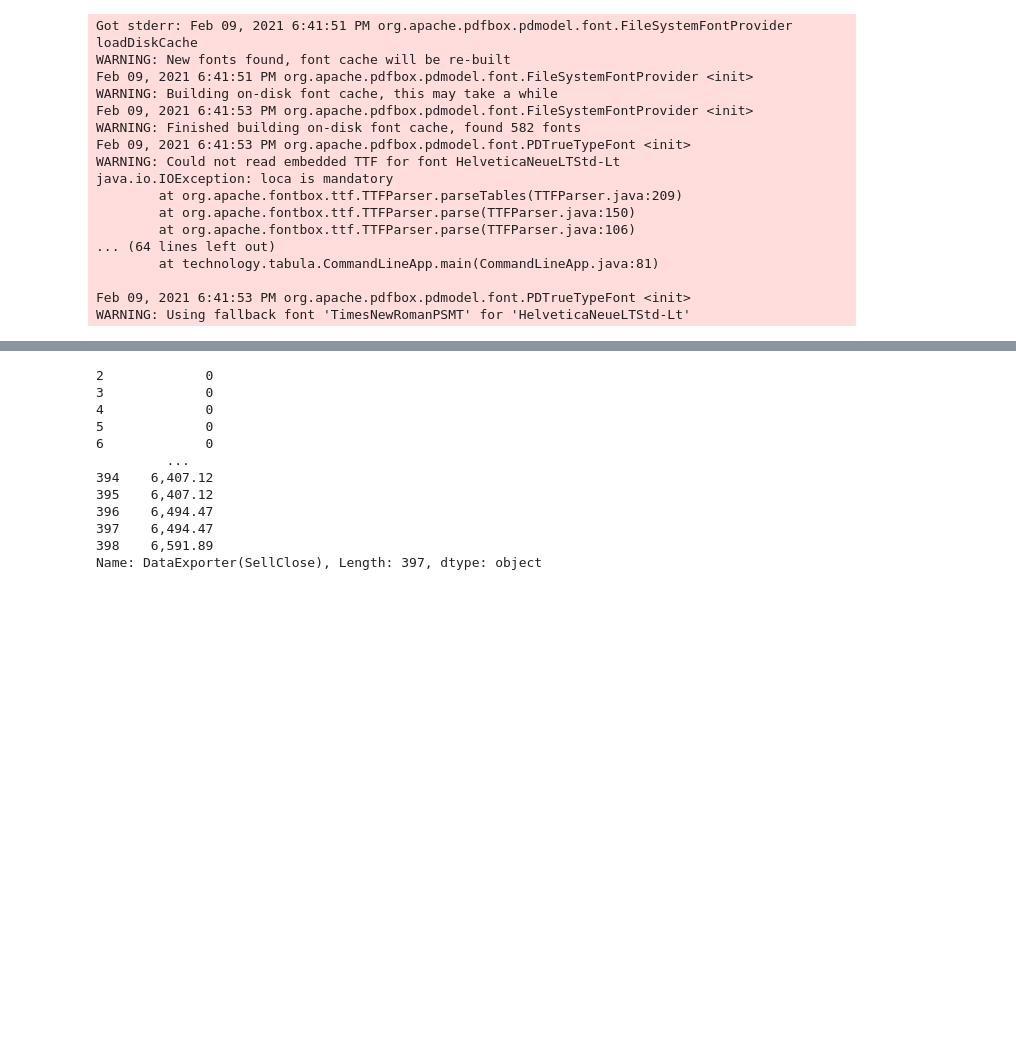
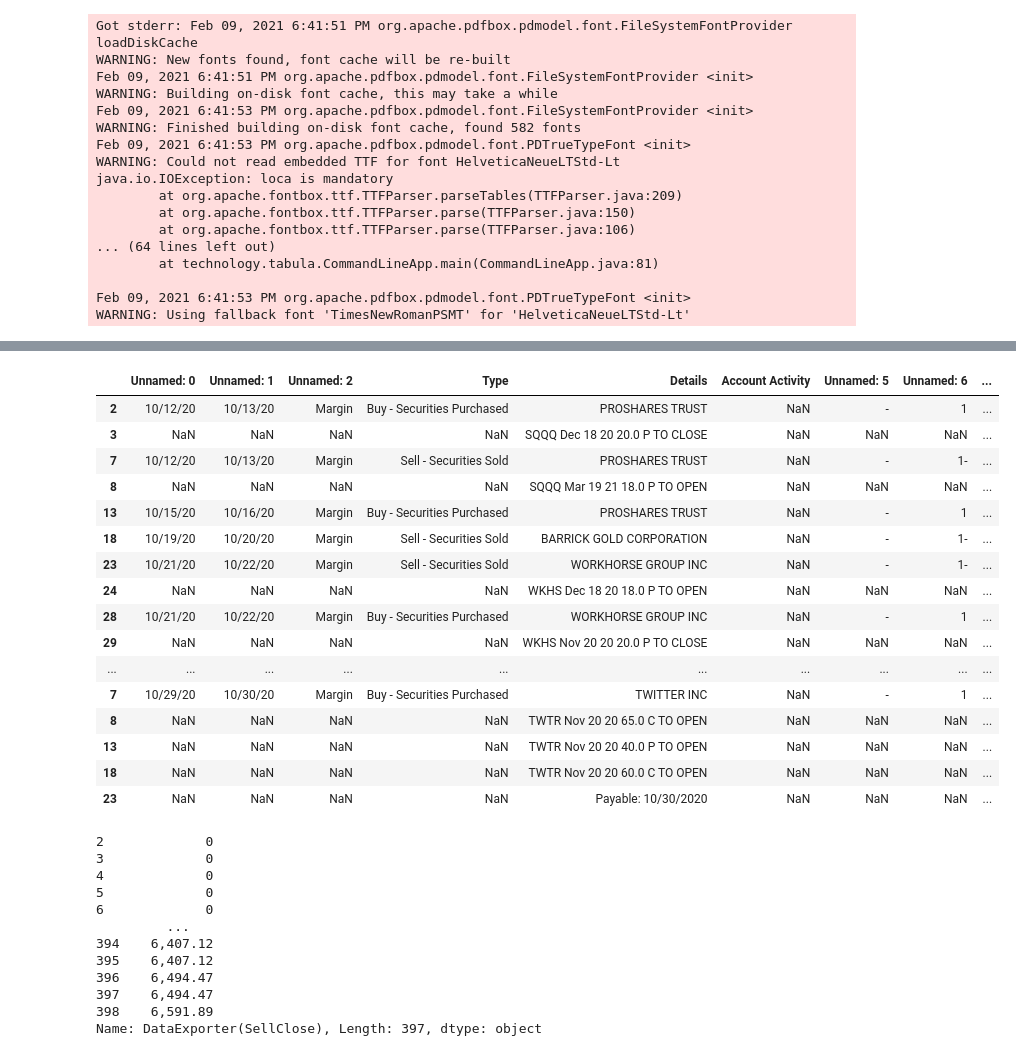
Before and after one commit to zachlim98/BeatingEnDUS, a Jupyter notebook: Account Tracking/pdfExtraction.ipynb, the cells around one changed output, grey strips where cells are left out. Saved outputs shown, nothing was run; the diff lists cells and outputs as text; code cells hidden in the pictures; blank space fills up the shorter version.

```diff
--- a/Account Tracking/pdfExtraction.ipynb
+++ b/Account Tracking/pdfExtraction.ipynb
@@ -42,3 +56,28 @@ def cleanTD(csvfile):
+# %%
+df = combined
+df = df.rename(columns={"Unnamed: 4" : "Details", "Unnamed: 3" : "Type"})
+# %%
+df = df.drop(df[(df.Details.str.contains("Commission")) | (df.Details.str.contains("Regulatory")) | (df.Details.str.contains("GST")) | (df.Type.str.contains("Journal"))].index)
+# %%
+df
+# %% [output]
+|  | Unnamed: 0 | Unnamed: 1 | Unnamed: 2 | Type | Details | Account Activity | Unnamed: 5 | Unnamed: 6 | ... |
+| 2 | 10/12/20 | 10/13/20 | Margin | Buy - Securities Purchased | PROSHARES TRUST | NaN | - | 1 | ... |
+| 3 | NaN | NaN | NaN | NaN | SQQQ Dec 18 20 20.0 P TO CLOSE | NaN | NaN | NaN | ... |
+| 7 | 10/12/20 | 10/13/20 | Margin | Sell - Securities Sold | PROSHARES TRUST | NaN | - | 1- | ... |
+| 8 | NaN | NaN | NaN | NaN | SQQQ Mar 19 21 18.0 P TO OPEN | NaN | NaN | NaN | ... |
+| 13 | 10/15/20 | 10/16/20 | Margin | Buy - Securities Purchased | PROSHARES TRUST | NaN | - | 1 | ... |
+| 18 | 10/19/20 | 10/20/20 | Margin | Sell - Securities Sold | BARRICK GOLD CORPORATION | NaN | - | 1- | ... |
+| 23 | 10/21/20 | 10/22/20 | Margin | Sell - Securities Sold | WORKHORSE GROUP INC | NaN | - | 1- | ... |
+| 24 | NaN | NaN | NaN | NaN | WKHS Dec 18 20 18.0 P TO OPEN | NaN | NaN | NaN | ... |
+| 28 | 10/21/20 | 10/22/20 | Margin | Buy - Securities Purchased | WORKHORSE GROUP INC | NaN | - | 1 | ... |
+| 29 | NaN | NaN | NaN | NaN | WKHS Nov 20 20 20.0 P TO CLOSE | NaN | NaN | NaN | ... |
+| ... | ... | ... | ... | ... | ... | ... | ... | ... | ... |
+| 7 | 10/29/20 | 10/30/20 | Margin | Buy - Securities Purchased | TWITTER INC | NaN | - | 1 | ... |
+| 8 | NaN | NaN | NaN | NaN | TWTR Nov 20 20 65.0 C TO OPEN | NaN | NaN | NaN | ... |
+| 13 | NaN | NaN | NaN | NaN | TWTR Nov 20 20 40.0 P TO OPEN | NaN | NaN | NaN | ... |
+| 18 | NaN | NaN | NaN | NaN | TWTR Nov 20 20 60.0 C TO OPEN | NaN | NaN | NaN | ... |
+| 23 | NaN | NaN | NaN | NaN | Payable: 10/30/2020 | NaN | NaN | NaN | ... |
 # %%
 data = pd.read_csv("fdfd.csv",sep=';',skiprows=6)
 # %%
```
Also changed, not shown: parts of 8 cells of this notebook, 5 other files.
